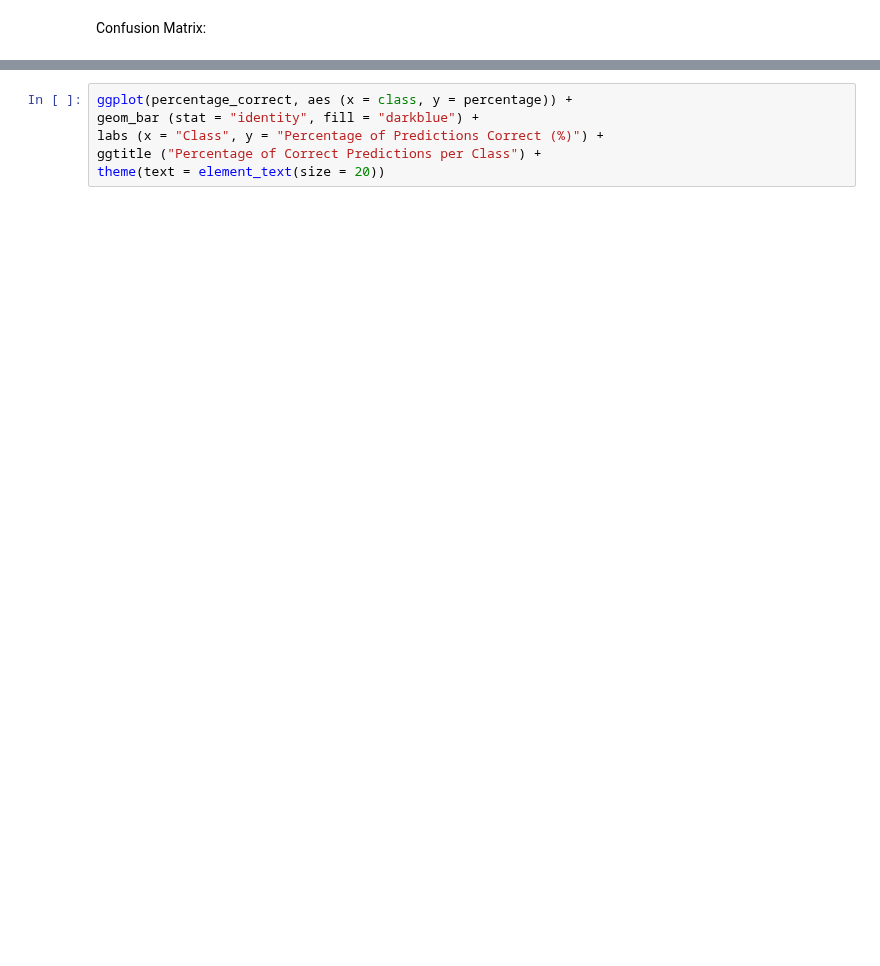
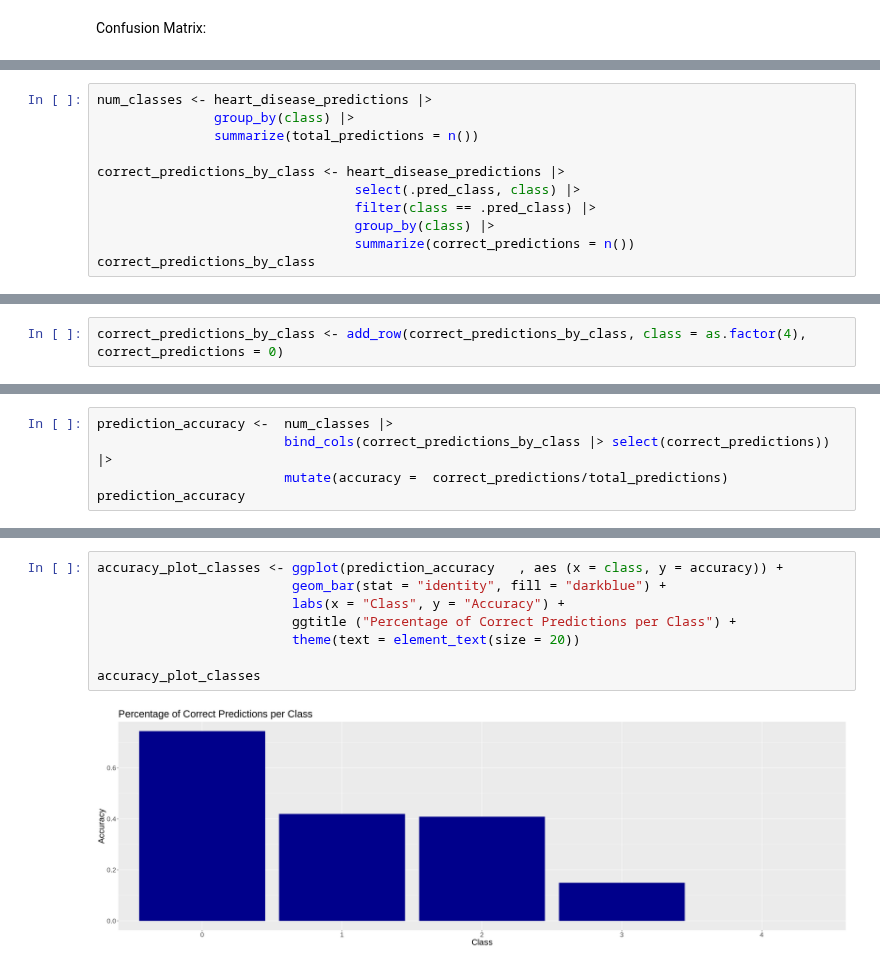
Before and after one commit to sachit-sharma/dsci-100-group-project-group53, a Jupyter notebook: project_report.ipynb, the cells around one changed output, grey strips where cells are left out. Saved outputs shown, nothing was run; the diff lists cells and outputs as text; blank space fills up the shorter version.

```diff
--- a/project_report.ipynb
+++ b/project_report.ipynb
@@ -489,0 +526,11 @@ percentage_correct
+# %%
+num_classes <- heart_disease_predictions |>
+               group_by(class) |>
+               summarize(total_predictions = n())
+
+correct_predictions_by_class <- heart_disease_predictions |>
+                                 select(.pred_class, class) |>
+                                 filter(class == .pred_class) |>
+                                 group_by(class) |>
+                                 summarize(correct_predictions = n())
+correct_predictions_by_class
@@ -489,0 +549,2 @@ percentage_correct
+# %%
+correct_predictions_by_class <- add_row(correct_predictions_by_class, class = as.factor(4), correct_predictions = 0)
@@ -489,0 +553,5 @@ percentage_correct
+# %%
+prediction_accuracy <-  num_classes |>
+                        bind_cols(correct_predictions_by_class |> select(correct_predictions)) |>
+                        mutate(accuracy =  correct_predictions/total_predictions)
+prediction_accuracy
@@ -490,6 +567,10 @@ percentage_correct
 # %%
-ggplot(percentage_correct, aes (x = class, y = percentage)) +
-geom_bar (stat = "identity", fill = "darkblue") +
-labs (x = "Class", y = "Percentage of Predictions Correct (%)") +
-ggtitle ("Percentage of Correct Predictions per Class") +
-theme(text = element_text(size = 20))
+accuracy_plot_classes <- ggplot(prediction_accuracy   , aes (x = class, y = accuracy)) +
+                         geom_bar(stat = "identity", fill = "darkblue") +
+                         labs(x = "Class", y = "Accuracy") +
+                         ggtitle ("Percentage of Correct Predictions per Class") +
+                         theme(text = element_text(size = 20))
+
+accuracy_plot_classes
+# %% [output]
+[figure, added]
```
Also changed, not shown: parts of 27 cells of this notebook.
